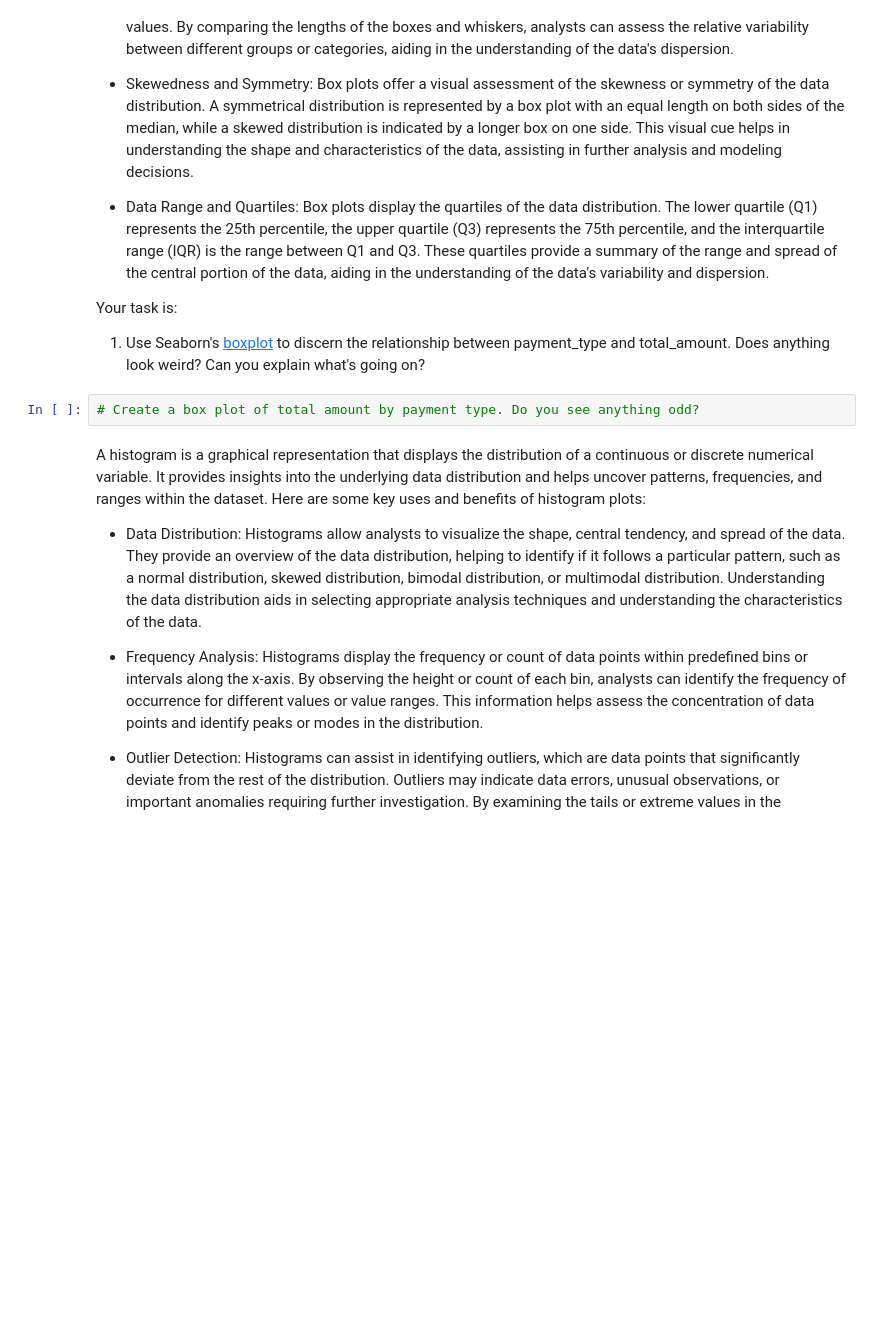
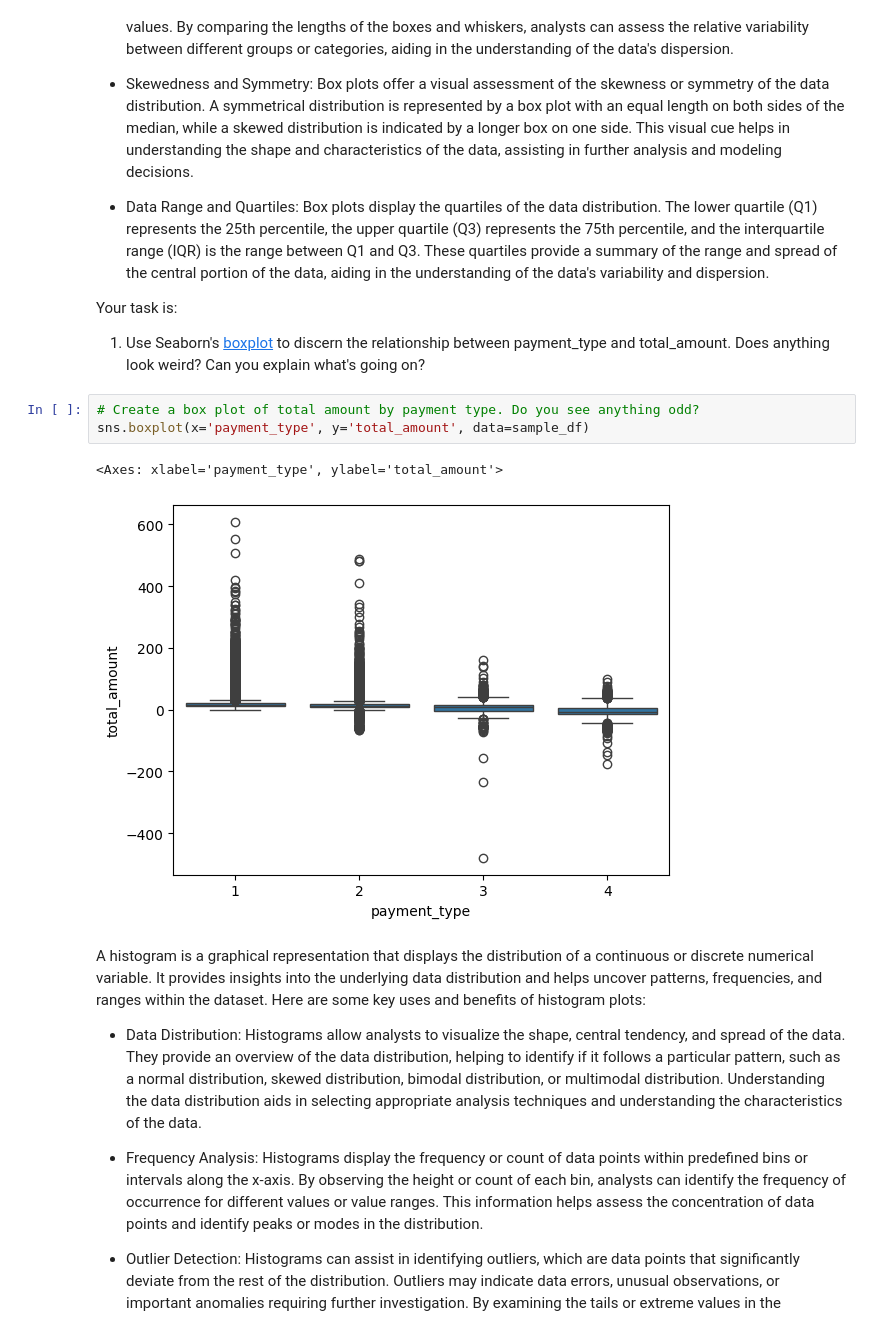
Before and after one commit to Ashok401/ooplqcp, a Jupyter notebook: Student_MLE_MiniProject_EDA.ipynb, the cells around one changed output. Cells and saved outputs as stored; diff of their text form; blank space fills up the shorter version.

```diff
--- a/Student_MLE_MiniProject_EDA.ipynb
+++ b/Student_MLE_MiniProject_EDA.ipynb
@@ -197,6 +197,10 @@ Your task is:
   1. Use Seaborn's [boxplot](https://seaborn.pydata.org/generated/seaborn.boxplot.html) to discern the relationship between payment_type and total_amount. Does anything look weird? Can you explain what's going on?
 # %%
 # Create a box plot of total amount by payment type. Do you see anything odd?
+sns.boxplot(x='payment_type', y='total_amount', data=sample_df)
+# %% [output]
+<Axes: xlabel='payment_type', ylabel='total_amount'>
+[figure, added]
 # %% [markdown]
 A histogram is a graphical representation that displays the distribution of a continuous or discrete numerical variable. It provides insights into the underlying data distribution and helps uncover patterns, frequencies, and ranges within the dataset. Here are some key uses and benefits of histogram plots:
 
```
Also changed, not shown: parts of 1 cell of this notebook.
